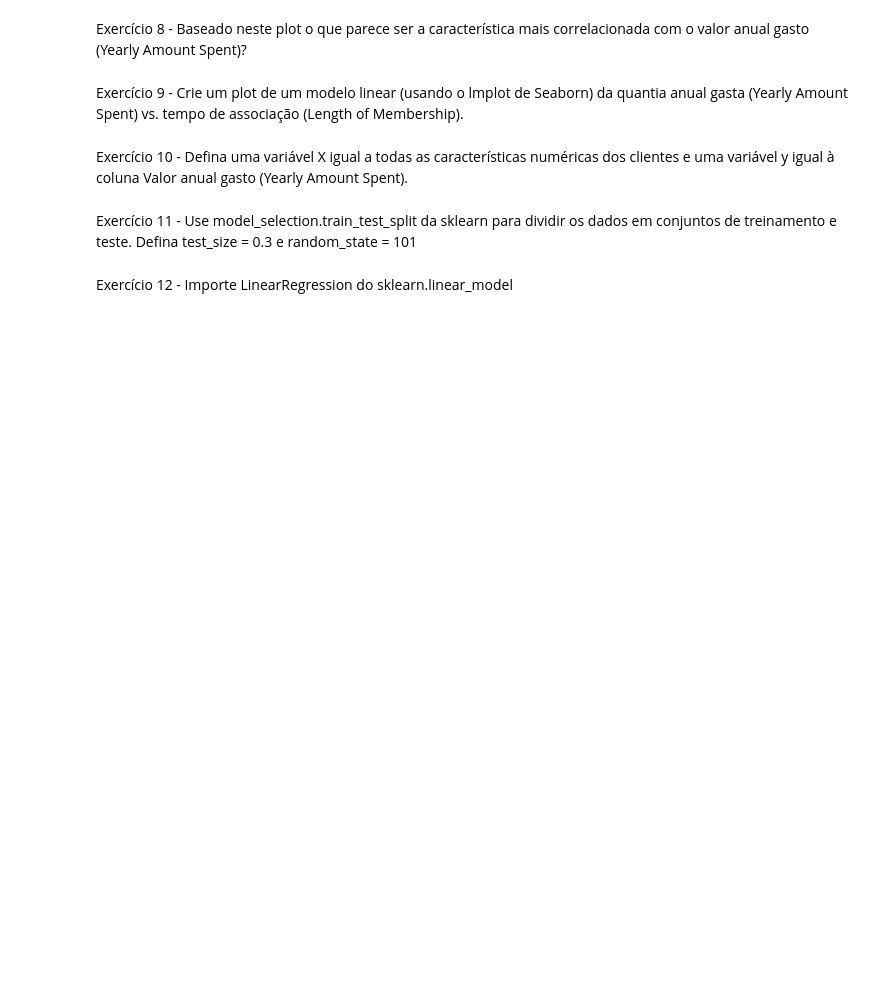
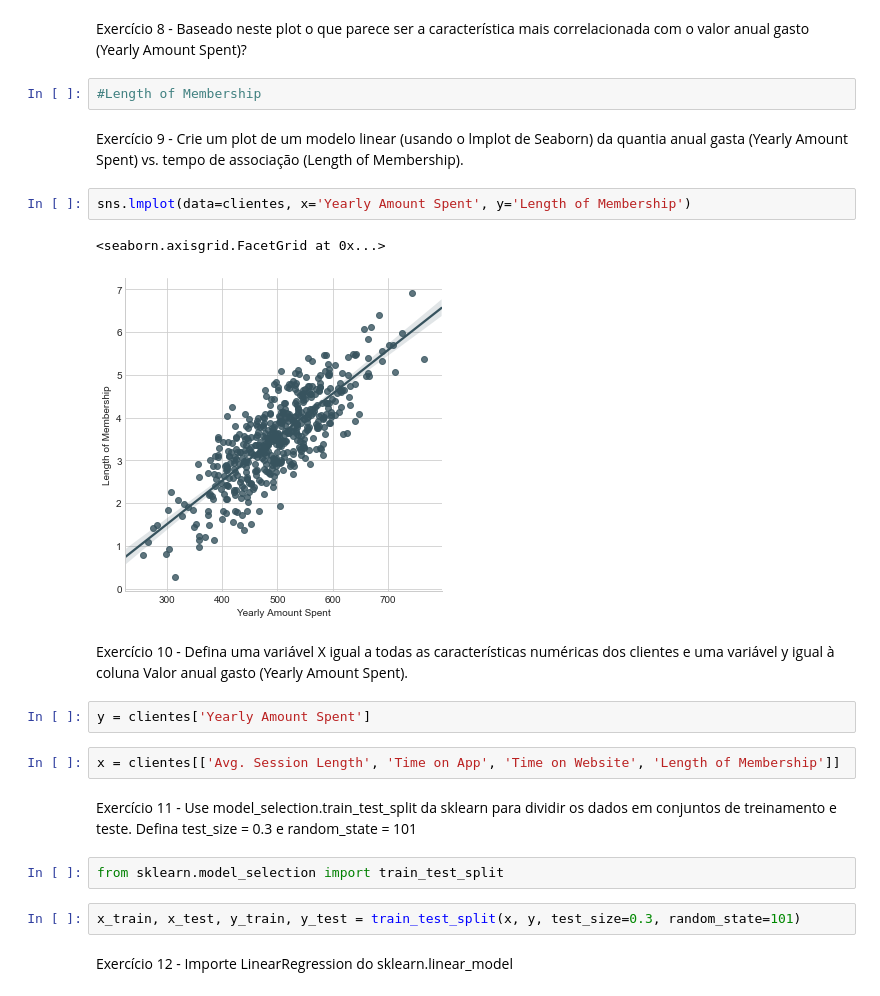
Before and after one commit to luonishicastro/CodingLabs, a Jupyter notebook: Lista Python II/Lista Python II - Curso em Vídeo - Décima Segunda Lista.ipynb, the cells around one changed output. Drawn from its saved outputs; the diff is of its cells as text; blank space fills up the shorter version.

```diff
--- a/Lista Python II/Lista Python II - Curso em Vídeo - Décima Segunda Lista.ipynb
+++ b/Lista Python II/Lista Python II - Curso em Vídeo - Décima Segunda Lista.ipynb
@@ -79,10 +84,25 @@ Exercício 7 - Vamos explorar esses tipos de relações em todo o conjunto de da
 # %% [markdown]
 Exercício 8 - Baseado neste plot o que parece ser a característica mais correlacionada com o valor anual gasto (Yearly Amount Spent)?
+# %%
+#Length of Membership
 # %% [markdown]
 Exercício 9 - Crie um plot de um modelo linear (usando o lmplot de Seaborn) da quantia anual gasta (Yearly Amount Spent) vs. tempo de associação (Length of Membership).
+# %%
+sns.lmplot(data=clientes, x='Yearly Amount Spent', y='Length of Membership')
+# %% [output]
+<seaborn.axisgrid.FacetGrid at 0x...>
+[figure, added]
 # %% [markdown]
 Exercício 10 - Defina uma variável X igual a todas as características numéricas dos clientes e uma variável y igual à coluna Valor anual gasto (Yearly Amount Spent).
+# %%
+y = clientes['Yearly Amount Spent']
+# %%
+x = clientes[['Avg. Session Length', 'Time on App', 'Time on Website', 'Length of Membership']]
 # %% [markdown]
 Exercício 11 - Use model_selection.train_test_split da sklearn para dividir os dados em conjuntos de treinamento e teste. Defina test_size = 0.3 e random_state = 101
+# %%
+from sklearn.model_selection import train_test_split
+# %%
+x_train, x_test, y_train, y_test = train_test_split(x, y, test_size=0.3, random_state=101)
 # %% [markdown]
 Exercício 12 - Importe LinearRegression do sklearn.linear_model
```
Also changed, not shown: parts of 10 cells of this notebook.
